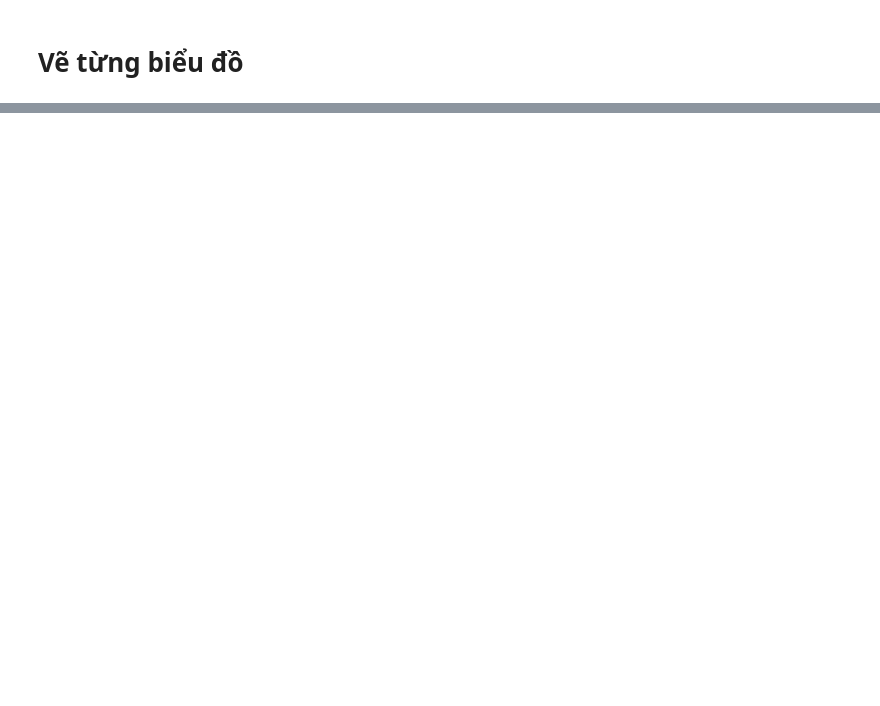
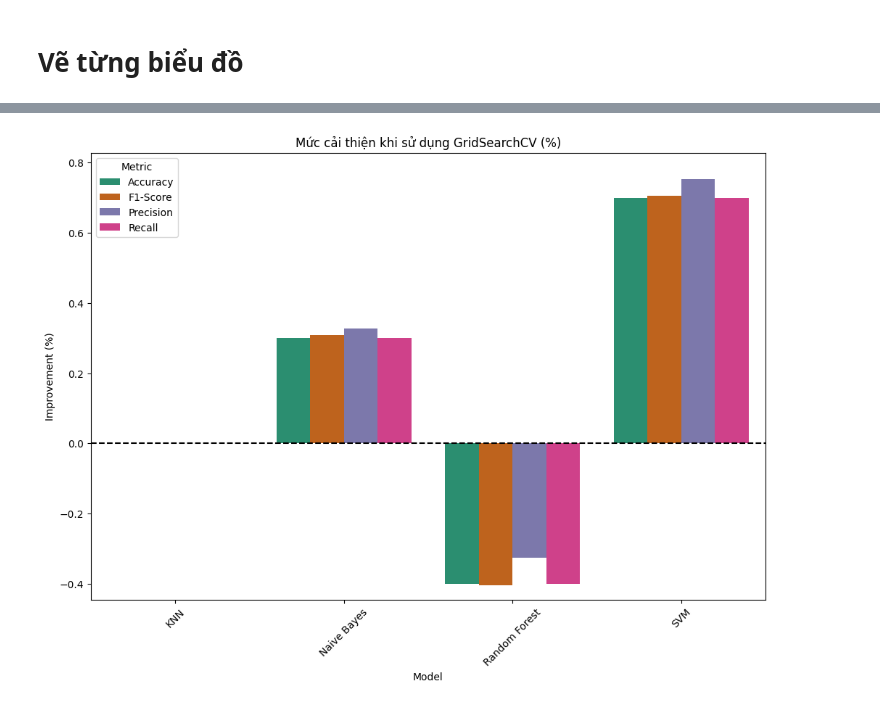
Before and after one commit to jien0404/20_NewsGroups_Project2, a Jupyter notebook: notebooks/2_Baseline_Models.ipynb, the cells around one changed output, grey strips where cells are left out. Drawn from its saved outputs; the diff is of its cells as text; code cells hidden in the pictures; blank space fills up the shorter version.

```diff
--- a/notebooks/2_Baseline_Models.ipynb
+++ b/notebooks/2_Baseline_Models.ipynb
@@ -33,0 +48,29 @@ plt.show()
+# %%
+# Chuyển dữ liệu về dạng pivot table để dễ tính toán
+df_pivot = df_results.pivot_table(index="Model", columns="Type", values=["Accuracy", "Precision", "Recall", "F1-Score"])
+
+# Tính Improvement (%) đơn giản hơn
+df_improvement = (df_pivot.xs("GridSearchCV", axis=1, level=1) - df_pivot.xs("Baseline", axis=1, level=1)) * 100
+
+# Reset index để thuận tiện vẽ biểu đồ
+df_improvement = df_improvement.reset_index().melt(id_vars="Model", var_name="Metric", value_name="Improvement (%)")
+
+# Xác định giới hạn tối đa của Improvement (%)
+max_improvement = df_improvement["Improvement (%)"].max()
+min_improvement = df_improvement["Improvement (%)"].min()
+y_limit_max = max_improvement * 1.1
+y_limit_min = min_improvement * 1.1
+# %%
+# Vẽ biểu đồ mức cải thiện
+fig, ax = plt.subplots(figsize=(12, 8))
+sns.barplot(data=df_improvement, x="Model", y="Improvement (%)", hue="Metric", palette="Dark2", ax=ax)
+ax.set_title("Mức cải thiện khi sử dụng GridSearchCV (%)")
+ax.set_xticklabels(ax.get_xticklabels(), rotation=45)
+ax.axhline(0, color="black", linestyle="--")
+ax.set_ylim(y_limit_min, y_limit_max)  # Giới hạn y theo max_improvement
+
+# Lưu hình ảnh
+plt.savefig(os.path.join(figures_dir, "improvement.png"))
+plt.show()
+# %% [output]
+[figure, added]
```
Also changed, not shown: parts of 8 cells of this notebook, 1 other file.
